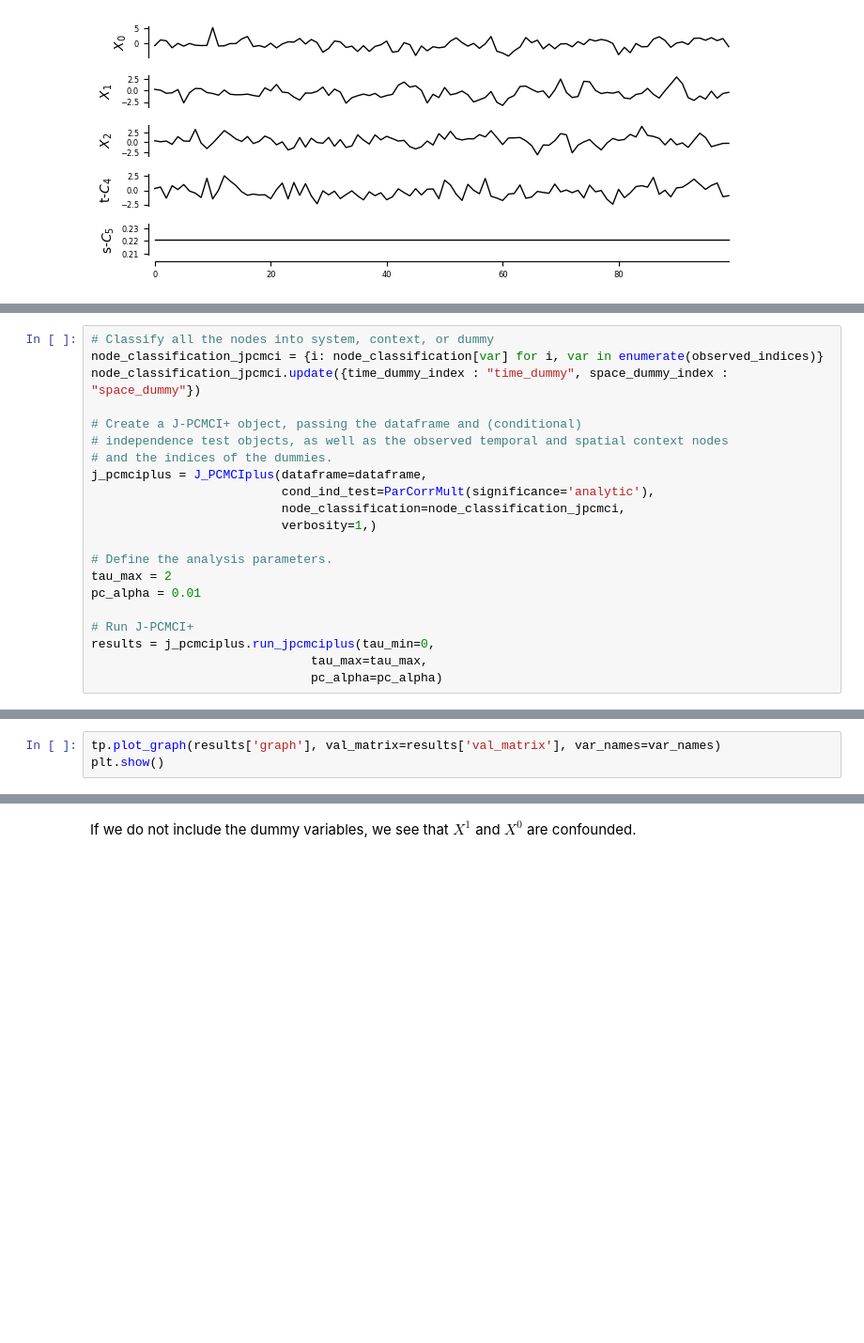
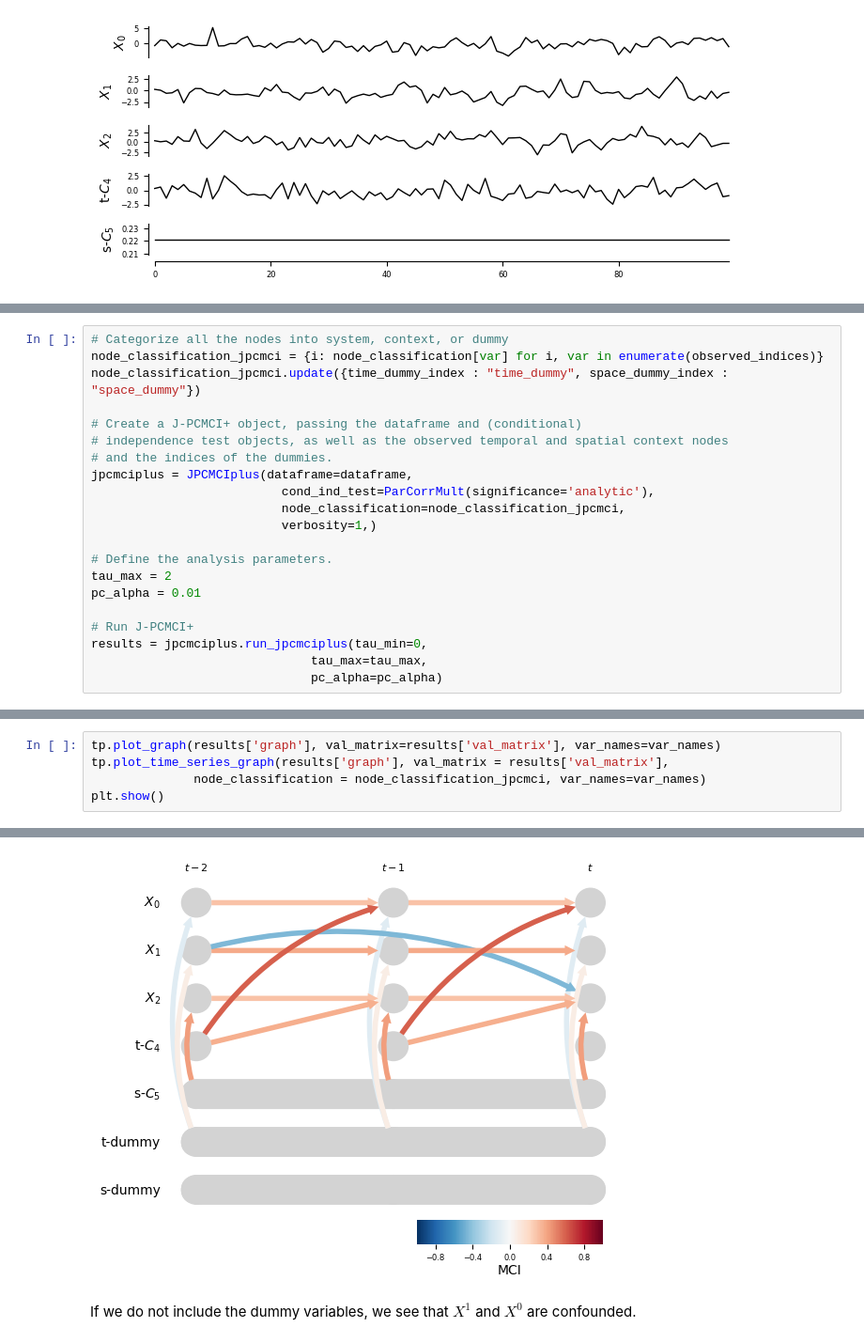
Before and after one commit to jakobrunge/tigramite, a Jupyter notebook: tutorials/causal_discovery/tigramite_tutorial_jpcmciplus.ipynb, the cells around one changed output, grey strips where cells are left out. Shown at 94% size. Saved outputs shown, nothing was run; the diff lists cells and outputs as text; blank space fills up the shorter version.

Commit message:
final edits, rename to JPCMCIplus

```diff
--- a/tutorials/causal_discovery/tigramite_tutorial_jpcmciplus.ipynb
+++ b/tutorials/causal_discovery/tigramite_tutorial_jpcmciplus.ipynb
@@ -269,12 +270,12 @@ Additionally, `J_PCMCIplus` also needs to know which of the variables are system
 # %%
-# Classify all the nodes into system, context, or dummy
+# Categorize all the nodes into system, context, or dummy
 node_classification_jpcmci = {i: node_classification[var] for i, var in enumerate(observed_indices)}
 node_classification_jpcmci.update({time_dummy_index : "time_dummy", space_dummy_index : "space_dummy"})
 
 # Create a J-PCMCI+ object, passing the dataframe and (conditional)
 # independence test objects, as well as the observed temporal and spatial context nodes
 # and the indices of the dummies.
-j_pcmciplus = J_PCMCIplus(dataframe=dataframe,
+jpcmciplus = JPCMCIplus(dataframe=dataframe,
                           cond_ind_test=ParCorrMult(significance='analytic'),
                           node_classification=node_classification_jpcmci,
                           verbosity=1,)
@@ -284,7 +285,7 @@ tau_max = 2
 pc_alpha = 0.01
 
 # Run J-PCMCI+
-results = j_pcmciplus.run_jpcmciplus(tau_min=0,
+results = jpcmciplus.run_jpcmciplus(tau_min=0,
                               tau_max=tau_max,
                               pc_alpha=pc_alpha)
 # %% [output]
@@ -315,8 +316,11 @@
 # %%
 tp.plot_graph(results['graph'], val_matrix=results['val_matrix'], var_names=var_names)
+tp.plot_time_series_graph(results['graph'], val_matrix = results['val_matrix'],
+              node_classification = node_classification_jpcmci, var_names=var_names)
 plt.show()
 # %% [output]
 [figure]
+[figure, added]
 # %% [markdown]
 If we do not include the dummy variables, we see that $X^1$ and $X^0$ are confounded.
 # %%
```
Also changed, not shown: parts of 7 cells of this notebook, 2 other files.
